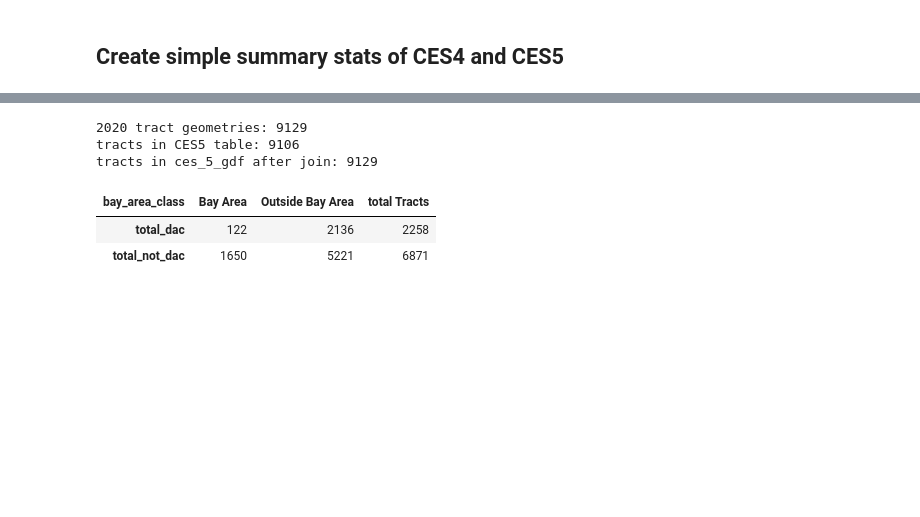
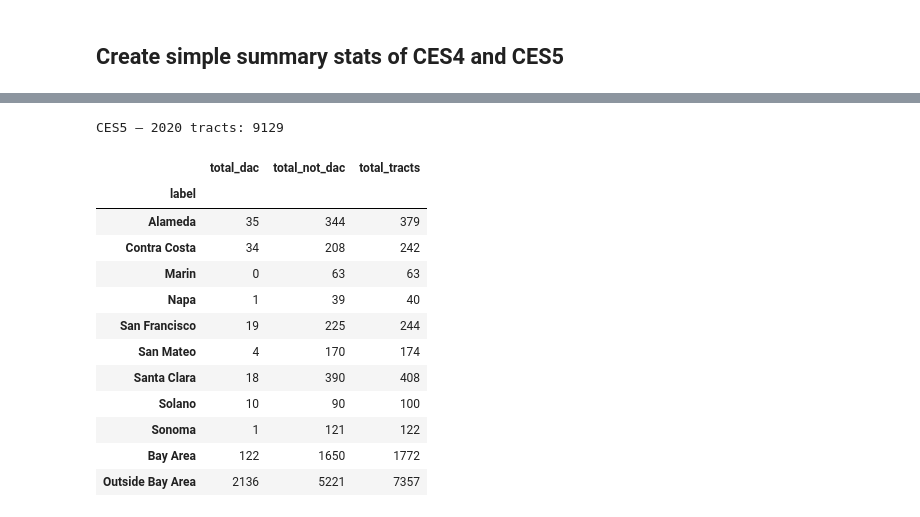
Before and after one commit to BayAreaMetro/Spatial-Analysis-Mapping-Projects, a Jupyter notebook: Project-Documentation/CalEnviroScreen-Comparison-Analysis/ces_4_and_5_change_analysis.ipynb, the cells around one changed output, grey strips where cells are left out. Cells and saved outputs as stored; diff of their text form; code cells hidden in the pictures; blank space fills up the shorter version.

```diff
--- a/Project-Documentation/CalEnviroScreen-Comparison-Analysis/ces_4_and_5_change_analysis.ipynb
+++ b/Project-Documentation/CalEnviroScreen-Comparison-Analysis/ces_4_and_5_change_analysis.ipynb
@@ -429,49 +461,33 @@ tracts in ces_4_gdf after join: 8057
 # %%
 # join all 2020 CA tracts with CES5 so denominator includes every 2020 tract
 ces_5_gdf = ca_tracts_2020.merge(
     ces_5_df[["tract_geoid", "ces5_dac"]],
     on="tract_geoid",
     how="left",
 )
 
 # treat tracts missing from CES5 as non-DAC for full-tract denominator summaries
 ces_5_gdf["ces5_dac"] = ces_5_gdf["ces5_dac"].fillna(0).astype(int)
 
-# flag bay area tracts in ces_5_gdf
 ces_5_gdf["bay_area_class"] = np.where(
     ces_5_gdf["county_name"].isin(bay_area_counties), "Bay Area", "Outside Bay Area"
- )
+)
 
-# summarize CES5 DAC and non-DAC counts by bay area status
-ces5_summary = (
-    ces_5_gdf.groupby("bay_area_class")["ces5_dac"]
-    .agg(
-        total_dac="sum",
-        total_not_dac=lambda s: (s == 0).sum(),
-        total_tracts="count",
-    )
-    .reset_index()
-)
-ces5_summary["dac_pct"] = ces5_summary["total_dac"] / ces5_summary["total_tracts"] * 100
-
-# pivot to requested layout
-ces5_pivot = (
-    ces5_summary.set_index("bay_area_class")[["total_dac", "total_not_dac"]]
-    .T
-    .reindex(columns=["Bay Area", "Outside Bay Area"], fill_value=0)
-    .astype(int)
-)
-ces5_pivot["total Tracts"] = ces5_pivot["Bay Area"] + ces5_pivot["Outside Bay Area"]
-
-print("2020 tract geometries:", ca_tracts_2020["tract_geoid"].nunique())
-print("tracts in CES5 table:", ces_5_df["tract_geoid"].nunique())
-print("tracts in ces_5_gdf after join:", ces_5_gdf["tract_geoid"].nunique())
-
-ces5_pivot
+ces5_summary = make_county_summary(ces_5_gdf, "ces5_dac")
+print("CES5 — 2020 tracts:", len(ces_5_gdf))
+ces5_summary
 # %% [output]
-2020 tract geometries: 9129
-tracts in CES5 table: 9106
-tracts in ces_5_gdf after join: 9129
+CES5 — 2020 tracts: 9129
-| bay_area_class | Bay Area | Outside Bay Area | total Tracts |
-| total_dac | 122 | 2136 | 2258 |
-| total_not_dac | 1650 | 5221 | 6871 |
+|  | total_dac | total_not_dac | total_tracts |
+| label |  |  |  |
+| Alameda | 35 | 344 | 379 |
+| Contra Costa | 34 | 208 | 242 |
+| Marin | 0 | 63 | 63 |
+| Napa | 1 | 39 | 40 |
+| San Francisco | 19 | 225 | 244 |
+| San Mateo | 4 | 170 | 174 |
+| Santa Clara | 18 | 390 | 408 |
+| Solano | 10 | 90 | 100 |
+| Sonoma | 1 | 121 | 122 |
+| Bay Area | 122 | 1650 | 1772 |
+| Outside Bay Area | 2136 | 5221 | 7357 |
```
Also changed, not shown: parts of 4 cells of this notebook, 1 other file.
